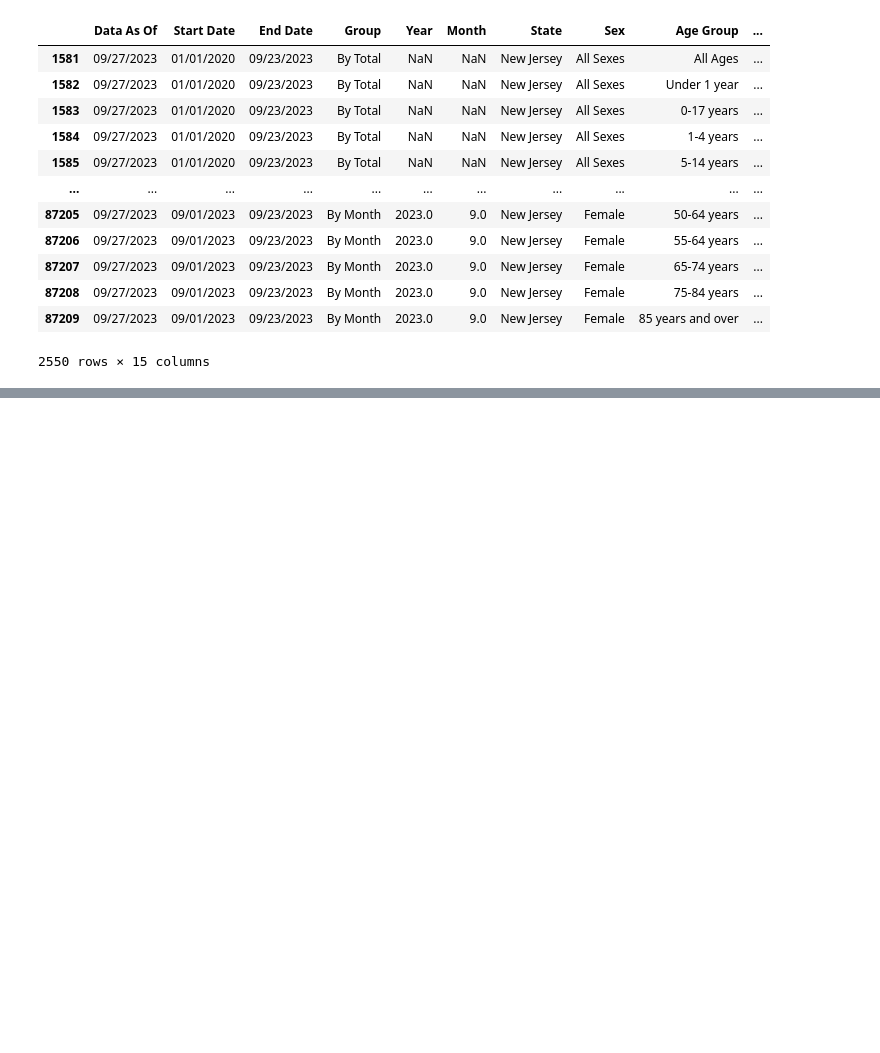
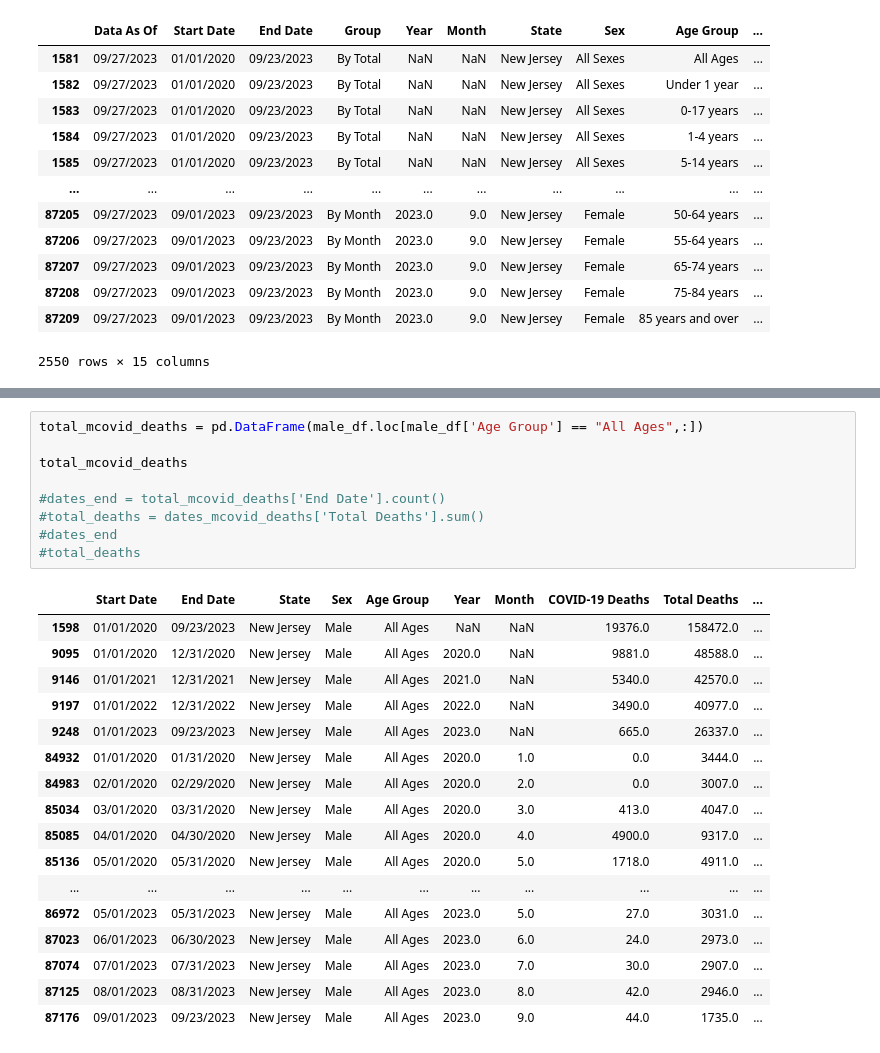
Before and after one commit to JTurk17/Team4_Project1, a Jupyter notebook: NJ_CovidDF.gender.ipynb, the cells around one changed output, grey strips where cells are left out. Drawn from its saved outputs; the diff is of its cells as text; blank space fills up the shorter version.

```diff
--- a/NJ_CovidDF.gender.ipynb
+++ b/NJ_CovidDF.gender.ipynb
@@ -61,0 +76,27 @@ female_df
+# %%
+total_mcovid_deaths = pd.DataFrame(male_df.loc[male_df['Age Group'] == "All Ages",:])
+
+total_mcovid_deaths
+
+#dates_end = total_mcovid_deaths['End Date'].count()
+#total_deaths = dates_mcovid_deaths['Total Deaths'].sum()
+#dates_end
+#total_deaths
+# %% [output]
+|  | Start Date | End Date | State | Sex | Age Group | Year | Month | COVID-19 Deaths | Total Deaths | ... |
+| 1598 | 01/01/2020 | 09/23/2023 | New Jersey | Male | All Ages | NaN | NaN | 19376.0 | 158472.0 | ... |
+| 9095 | 01/01/2020 | 12/31/2020 | New Jersey | Male | All Ages | 2020.0 | NaN | 9881.0 | 48588.0 | ... |
+| 9146 | 01/01/2021 | 12/31/2021 | New Jersey | Male | All Ages | 2021.0 | NaN | 5340.0 | 42570.0 | ... |
+| 9197 | 01/01/2022 | 12/31/2022 | New Jersey | Male | All Ages | 2022.0 | NaN | 3490.0 | 40977.0 | ... |
+| 9248 | 01/01/2023 | 09/23/2023 | New Jersey | Male | All Ages | 2023.0 | NaN | 665.0 | 26337.0 | ... |
+| 84932 | 01/01/2020 | 01/31/2020 | New Jersey | Male | All Ages | 2020.0 | 1.0 | 0.0 | 3444.0 | ... |
+| 84983 | 02/01/2020 | 02/29/2020 | New Jersey | Male | All Ages | 2020.0 | 2.0 | 0.0 | 3007.0 | ... |
+| 85034 | 03/01/2020 | 03/31/2020 | New Jersey | Male | All Ages | 2020.0 | 3.0 | 413.0 | 4047.0 | ... |
+| 85085 | 04/01/2020 | 04/30/2020 | New Jersey | Male | All Ages | 2020.0 | 4.0 | 4900.0 | 9317.0 | ... |
+| 85136 | 05/01/2020 | 05/31/2020 | New Jersey | Male | All Ages | 2020.0 | 5.0 | 1718.0 | 4911.0 | ... |
+| ... | ... | ... | ... | ... | ... | ... | ... | ... | ... | ... |
+| 86972 | 05/01/2023 | 05/31/2023 | New Jersey | Male | All Ages | 2023.0 | 5.0 | 27.0 | 3031.0 | ... |
+| 87023 | 06/01/2023 | 06/30/2023 | New Jersey | Male | All Ages | 2023.0 | 6.0 | 24.0 | 2973.0 | ... |
+| 87074 | 07/01/2023 | 07/31/2023 | New Jersey | Male | All Ages | 2023.0 | 7.0 | 30.0 | 2907.0 | ... |
+| 87125 | 08/01/2023 | 08/31/2023 | New Jersey | Male | All Ages | 2023.0 | 8.0 | 42.0 | 2946.0 | ... |
+| 87176 | 09/01/2023 | 09/23/2023 | New Jersey | Male | All Ages | 2023.0 | 9.0 | 44.0 | 1735.0 | ... |
```
Also changed, not shown: parts of 4 cells of this notebook.
